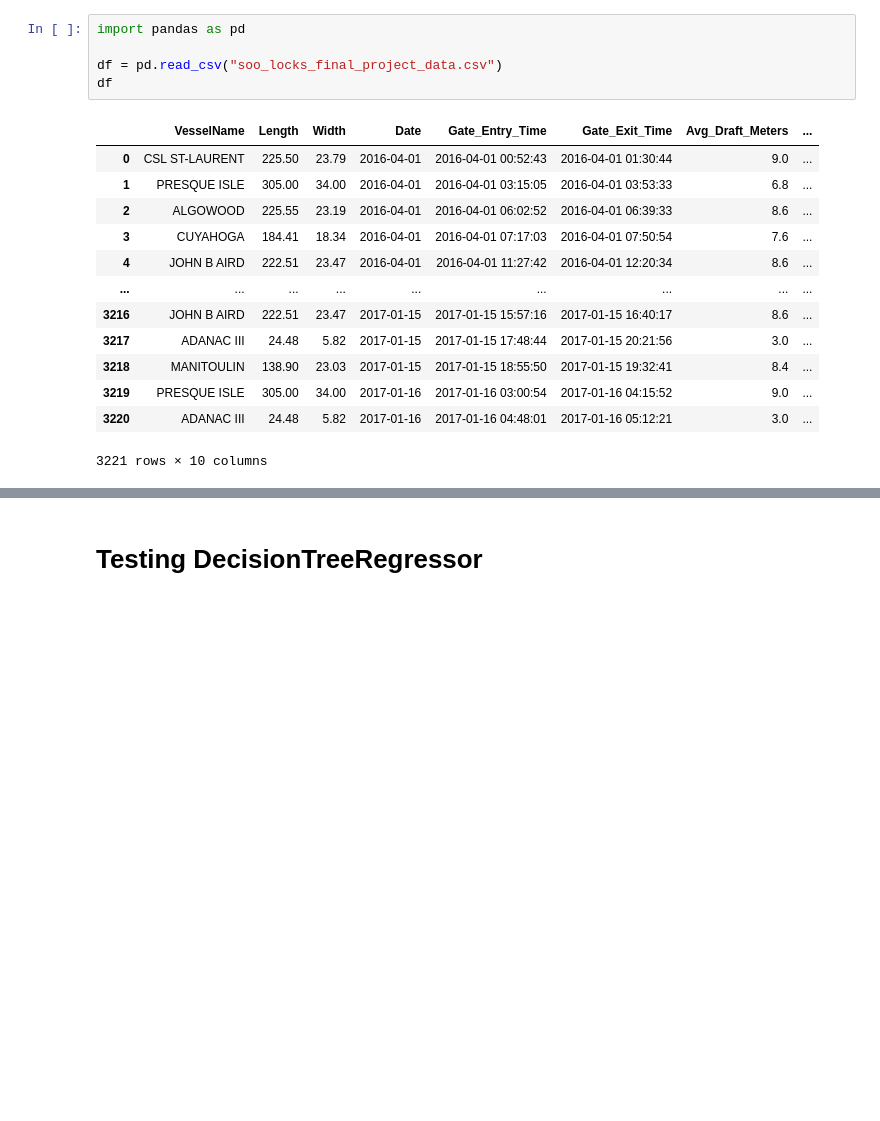
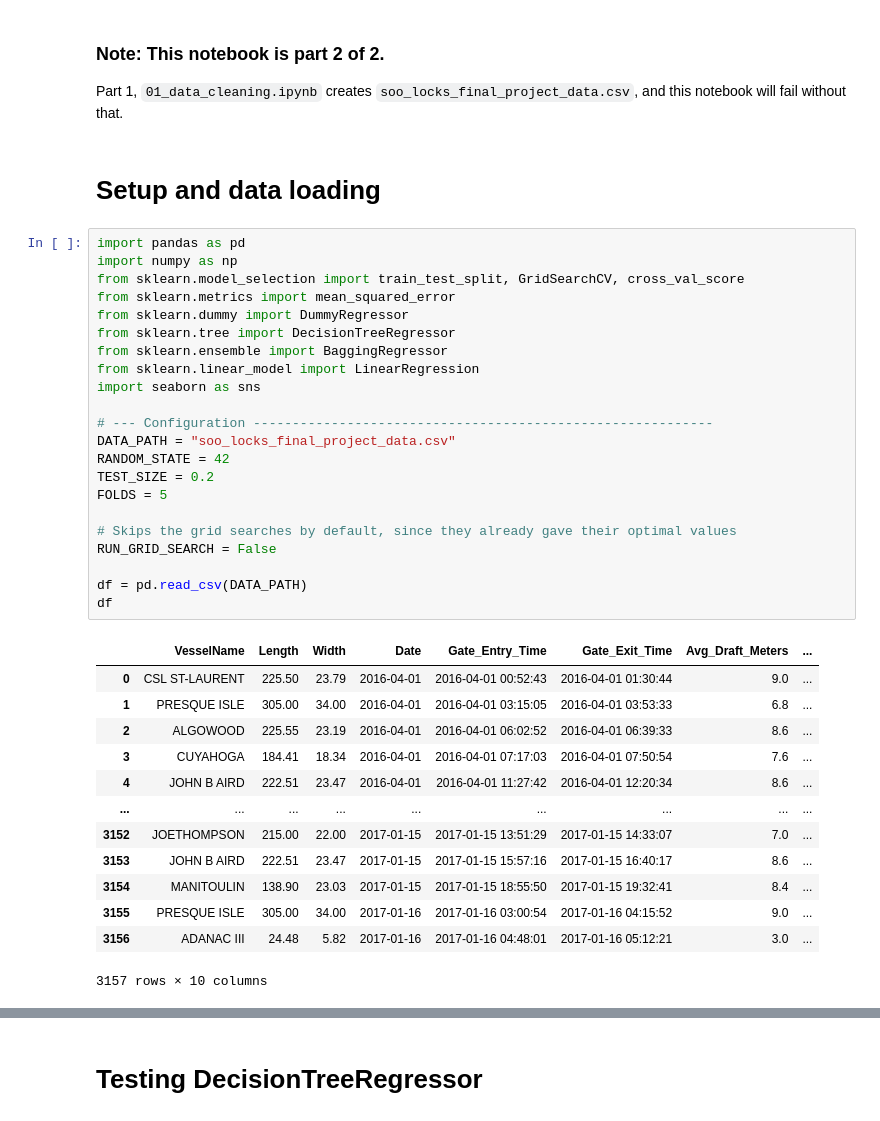
Before and after one commit to Kelly-E-Casey/Soo-Locks-Time-Prediction, a Jupyter notebook: 02_modeling.ipynb, the cells around one changed output, grey strips where cells are left out. Drawn from its saved outputs; the diff is of its cells as text; blank space fills up the shorter version.

```diff
--- a/02_modeling.ipynb
+++ b/02_modeling.ipynb
@@ -1,22 +1,44 @@
+# %% [markdown]
+### Note: This notebook is part 2 of 2.
+Part 1, `01_data_cleaning.ipynb` creates `soo_locks_final_project_data.csv`, and this notebook will fail without that.
+# %% [markdown]
+# Setup and data loading
 # %%
 import pandas as pd
+import numpy as np
+from sklearn.model_selection import train_test_split, GridSearchCV, cross_val_score
+from sklearn.metrics import mean_squared_error
+from sklearn.dummy import DummyRegressor
+from sklearn.tree import DecisionTreeRegressor
+from sklearn.ensemble import BaggingRegressor
+from sklearn.linear_model import LinearRegression
+import seaborn as sns
 
-df = pd.read_csv("soo_locks_final_project_data.csv")
+# --- Configuration -----------------------------------------------------------
+DATA_PATH = "soo_locks_final_project_data.csv"
+RANDOM_STATE = 42
+TEST_SIZE = 0.2
+FOLDS = 5
+
+# Skips the grid searches by default, since they already gave their optimal values
+RUN_GRID_SEARCH = False
+
+df = pd.read_csv(DATA_PATH)
 df
 # %% [output]
 |  | VesselName | Length | Width | Date | Gate_Entry_Time | Gate_Exit_Time | Avg_Draft_Meters | ... |
 | 0 | CSL ST-LAURENT | 225.50 | 23.79 | 2016-04-01 | 2016-04-01 00:52:43 | 2016-04-01 01:30:44 | 9.0 | ... |
 | 1 | PRESQUE ISLE | 305.00 | 34.00 | 2016-04-01 | 2016-04-01 03:15:05 | 2016-04-01 03:53:33 | 6.8 | ... |
 | 2 | ALGOWOOD | 225.55 | 23.19 | 2016-04-01 | 2016-04-01 06:02:52 | 2016-04-01 06:39:33 | 8.6 | ... |
 | 3 | CUYAHOGA | 184.41 | 18.34 | 2016-04-01 | 2016-04-01 07:17:03 | 2016-04-01 07:50:54 | 7.6 | ... |
 | 4 | JOHN B AIRD | 222.51 | 23.47 | 2016-04-01 | 2016-04-01 11:27:42 | 2016-04-01 12:20:34 | 8.6 | ... |
 | ... | ... | ... | ... | ... | ... | ... | ... | ... |
-| 3216 | JOHN B AIRD | 222.51 | 23.47 | 2017-01-15 | 2017-01-15 15:57:16 | 2017-01-15 16:40:17 | 8.6 | ... |
-| 3217 | ADANAC III | 24.48 | 5.82 | 2017-01-15 | 2017-01-15 17:48:44 | 2017-01-15 20:21:56 | 3.0 | ... |
-| 3218 | MANITOULIN | 138.90 | 23.03 | 2017-01-15 | 2017-01-15 18:55:50 | 2017-01-15 19:32:41 | 8.4 | ... |
-| 3219 | PRESQUE ISLE | 305.00 | 34.00 | 2017-01-16 | 2017-01-16 03:00:54 | 2017-01-16 04:15:52 | 9.0 | ... |
-| 3220 | ADANAC III | 24.48 | 5.82 | 2017-01-16 | 2017-01-16 04:48:01 | 2017-01-16 05:12:21 | 3.0 | ... |
+| 3152 | JOETHOMPSON | 215.00 | 22.00 | 2017-01-15 | 2017-01-15 13:51:29 | 2017-01-15 14:33:07 | 7.0 | ... |
+| 3153 | JOHN B AIRD | 222.51 | 23.47 | 2017-01-15 | 2017-01-15 15:57:16 | 2017-01-15 16:40:17 | 8.6 | ... |
+| 3154 | MANITOULIN | 138.90 | 23.03 | 2017-01-15 | 2017-01-15 18:55:50 | 2017-01-15 19:32:41 | 8.4 | ... |
+| 3155 | PRESQUE ISLE | 305.00 | 34.00 | 2017-01-16 | 2017-01-16 03:00:54 | 2017-01-16 04:15:52 | 9.0 | ... |
+| 3156 | ADANAC III | 24.48 | 5.82 | 2017-01-16 | 2017-01-16 04:48:01 | 2017-01-16 05:12:21 | 3.0 | ... |
-3221 rows × 10 columns
+3157 rows × 10 columns
 # %%
 df.info()
 # %% [output]
```
Also changed, not shown: parts of 21 cells of this notebook, 4 other files.
